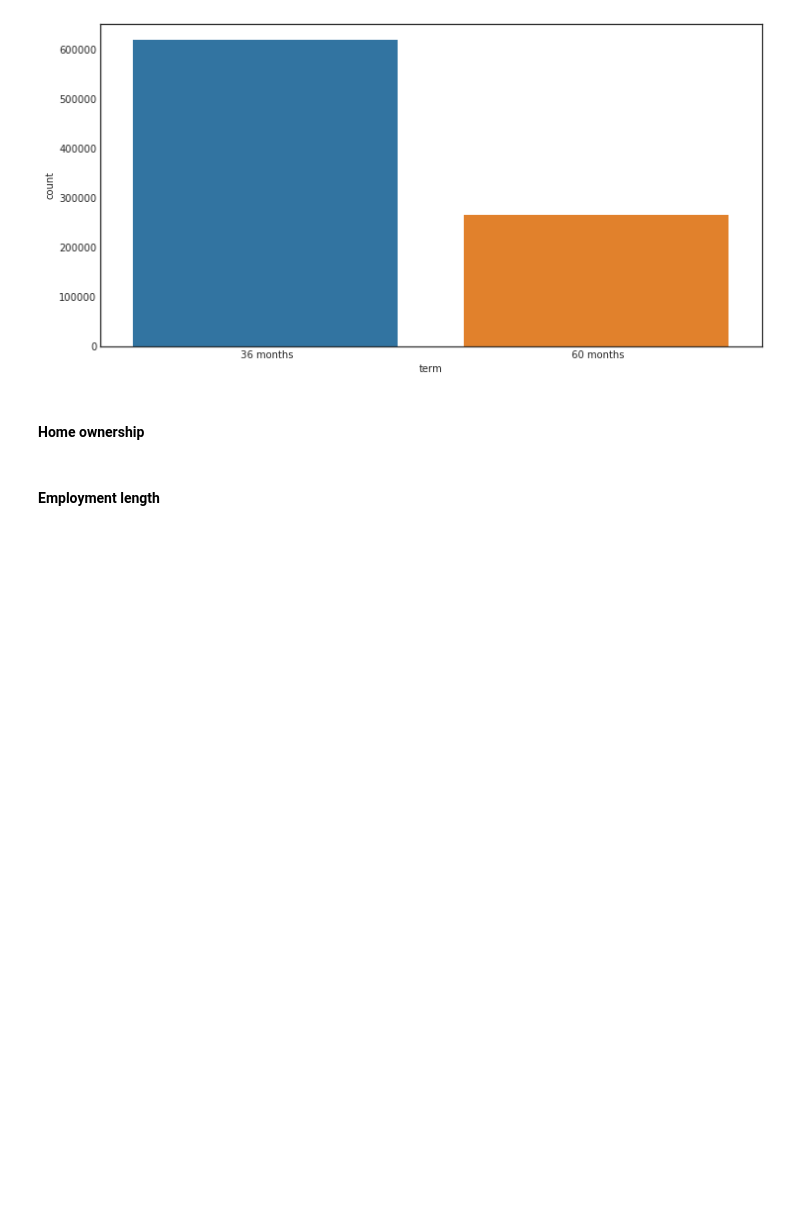
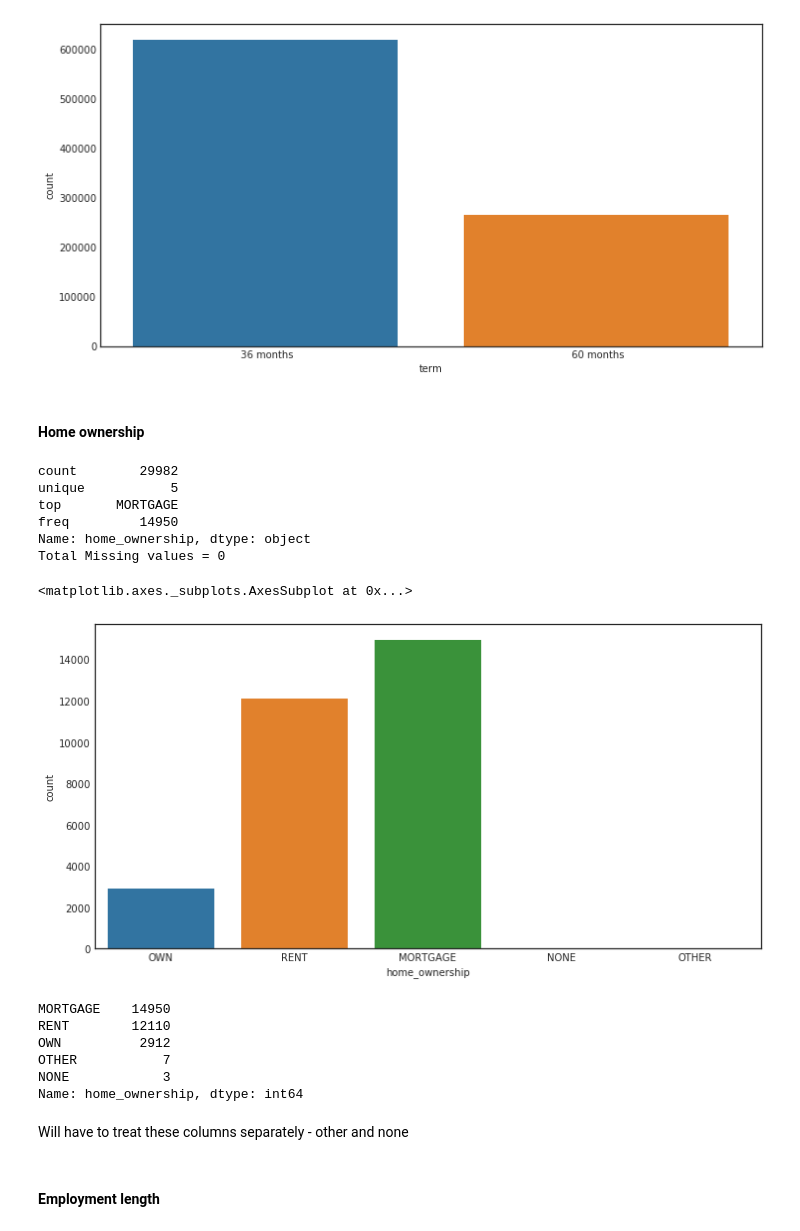
Before and after one commit to vijayshankarv/kaggle, a Jupyter notebook: lending-club/Lending-club-exploration.ipynb, the cells around one changed output. Drawn from its saved outputs; the diff is of its cells as text; code cells hidden in the pictures; blank space fills up the shorter version.

```diff
--- a/lending-club/Lending-club-exploration.ipynb
+++ b/lending-club/Lending-club-exploration.ipynb
@@ -582,6 +618,31 @@ sns.countplot(df_loan_app['term'])
 [figure]
 # %% [markdown]
 #### Home ownership
+# %%
+get_col_info(df_loan_app['home_ownership'])
+# %% [output]
+count        29982
+unique           5
+top       MORTGAGE
+freq         14950
+Name: home_ownership, dtype: object
+Total Missing values = 0
+# %%
+sns.countplot(df_loan_app['home_ownership'])
+# %% [output]
+<matplotlib.axes._subplots.AxesSubplot at 0x...>
+[figure, added]
+# %%
+df_loan_app['home_ownership'].value_counts()
+# %% [output]
+MORTGAGE    14950
+RENT        12110
+OWN          2912
+OTHER           7
+NONE            3
+Name: home_ownership, dtype: int64
+# %% [markdown]
+Will have to treat these columns separately - other and none
 # %% [markdown]
 #### Employment length
 # %%
```
Also changed, not shown: parts of 83 cells of this notebook.
